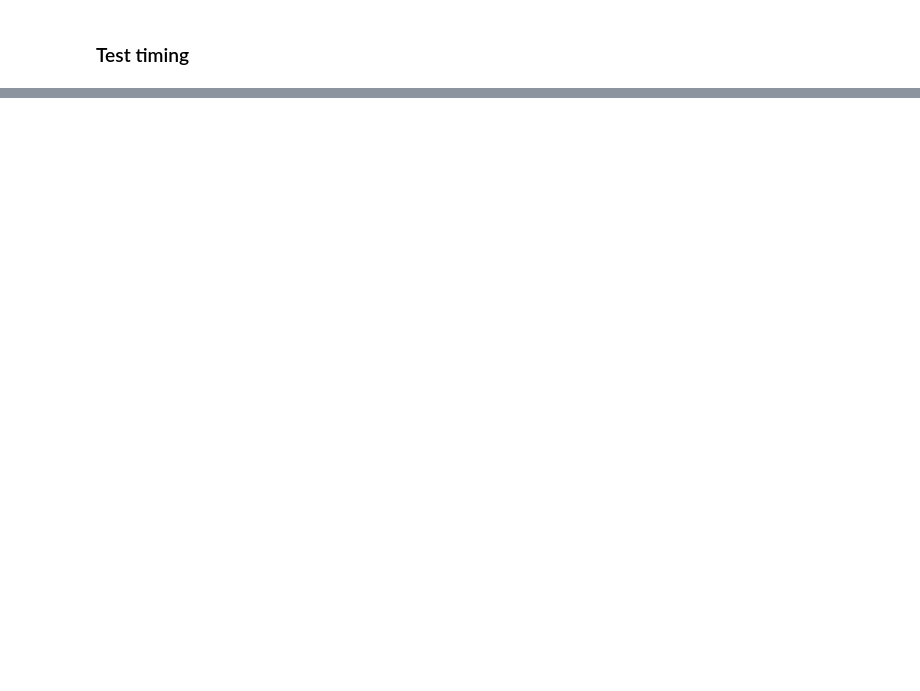
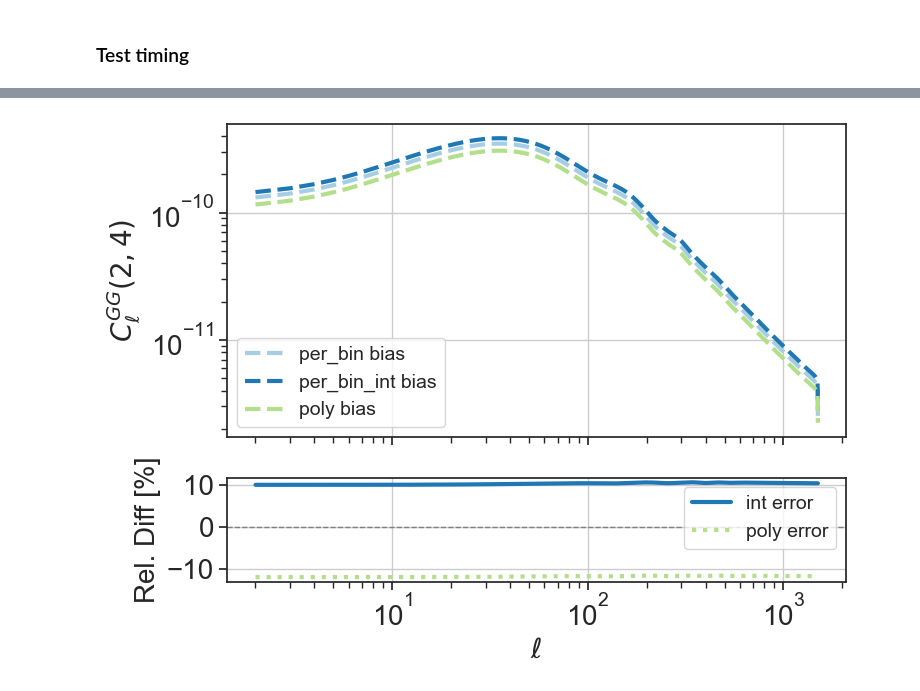
Before and after one commit to cloe-org/cloelib, a Jupyter notebook: notebooks/observables/photo_mixmatrix.ipynb, the cells around one changed output, grey strips where cells are left out. Cells and saved outputs as stored; diff of their text form; code cells hidden in the pictures; blank space fills up the shorter version.

```diff
--- a/notebooks/observables/photo_mixmatrix.ipynb
+++ b/notebooks/observables/photo_mixmatrix.ipynb
@@ -607,0 +781,31 @@ plt.show()
+# %%
+fig, ax = plt.subplots(2, 1, sharex=True, figsize=(8, 6), gridspec_kw={'height_ratios': [3, 1]})
+
+bin_plot = 4
+
+# First plot: Power spectra
+ax[0].loglog(ell_cell[2:],cells_GG_emu_per_bin['POS','POS',1,bin_plot-1][2:], '--', label='per_bin bias')
+ax[0].loglog(ell_cell[2:],cells_GG_emu_per_bin_int['POS','POS',1,bin_plot-1][2:], '--', label='per_bin_int bias')
+ax[0].loglog(ell_cell[2:],cells_GG_emu_poly['POS','POS',1,bin_plot-1][2:], '--', label='poly bias')
+
+ax[0].set_ylabel(r'$C_\ell^{GG}(%d,%d)$'%(2,bin_plot))
+ax[0].legend()
+ax[0].grid()
+
+relative_diff1 = 100*(cells_GG_emu_per_bin_int['POS','POS',1,bin_plot-1][2:] - cells_GG_emu_per_bin['POS','POS',1,bin_plot-1][2:]) / cells_GG_emu_per_bin['POS','POS',1,bin_plot-1][2:]
+relative_diff2 = 100*(cells_GG_emu_poly['POS','POS',1,bin_plot-1][2:] - cells_GG_emu_per_bin['POS','POS',1,bin_plot-1][2:]) / cells_GG_emu_per_bin['POS','POS',1,bin_plot-1][2:]
+
+# Second plot: Relative difference
+ax[1].semilogx(ell_cell[2:], relative_diff1, 'C1-', label=r'int error')
+ax[1].semilogx(ell_cell[2:], relative_diff2, 'C2:', label=r'poly error')
+ax[1].axhline(0, color='gray', linestyle='--', linewidth=1)
+ax[1].set_xlabel(r'$\ell$ ')
+ax[1].set_ylabel('Rel. Diff [%]')
+ax[1].legend()
+ax[1].grid()
+#ax[1].set_ylim([-0.3,0.3])
+
+plt.tight_layout()
+plt.show()
+# %% [output]
+[figure, added]
```
Also changed, not shown: parts of 24 cells of this notebook, 1 other file.
